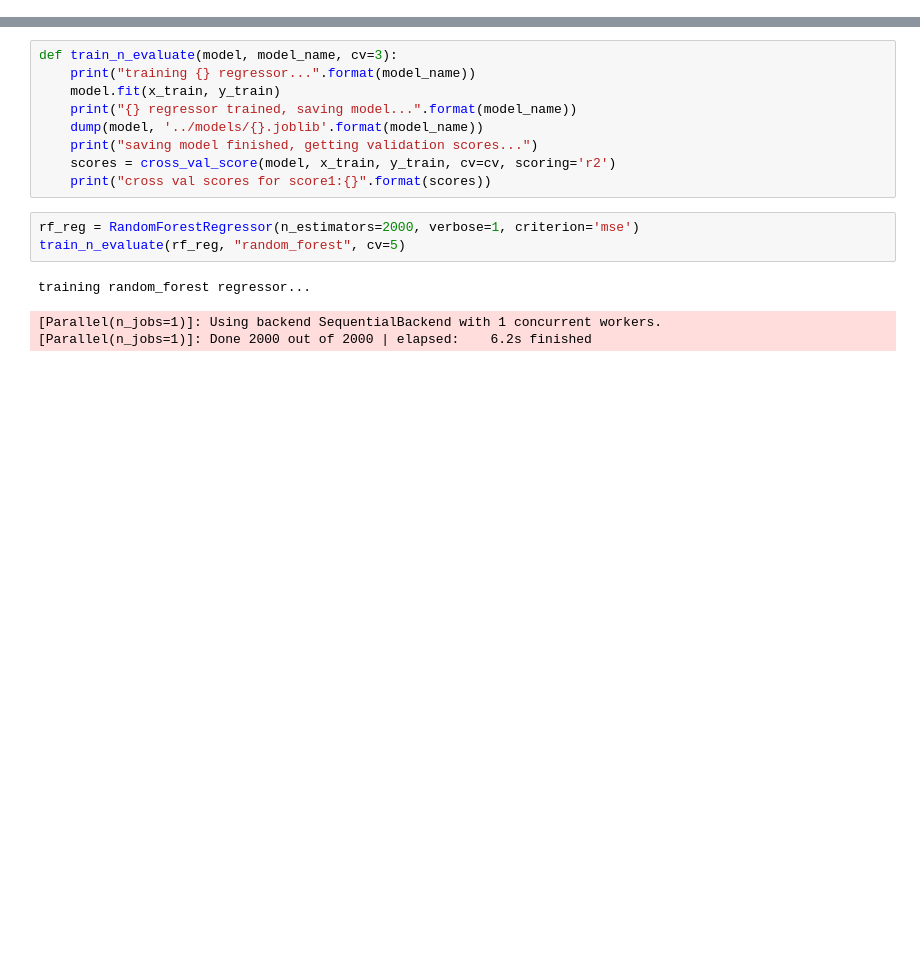
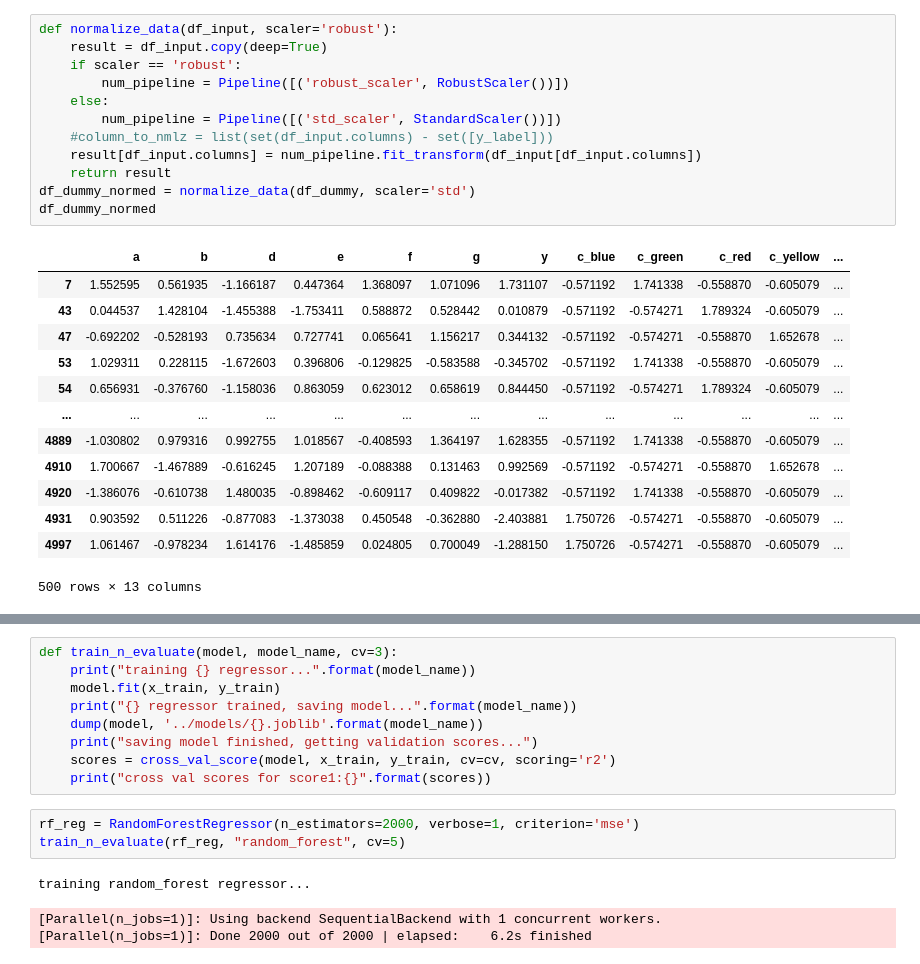
Before and after one commit to telenovelachuan/adobe_model_training, a Jupyter notebook: notebooks/regression.ipynb, the cells around one changed output, grey strips where cells are left out. Cells and saved outputs as stored; diff of their text form; blank space fills up the shorter version.

Commit message:
dummy + normed data

```diff
--- a/notebooks/regression.ipynb
+++ b/notebooks/regression.ipynb
@@ -30,4 +32,30 @@ df_dummy
 | 4931 | 0.761853 | 0.654755 | 0.252334 | 0.128781 | 0.658069 | 0.405367 | 1.259850 | 1 | 0 | 0 | 0 | ... |
 | 4997 | 0.808055 | 0.219599 | 0.960695 | 0.098122 | 0.533802 | 0.707290 | 1.920295 | 1 | 0 | 0 | 0 | ... |
 500 rows × 13 columns
+# %%
+def normalize_data(df_input, scaler='robust'):
+    result = df_input.copy(deep=True)
+    if scaler == 'robust':
+        num_pipeline = Pipeline([('robust_scaler', RobustScaler())])
+    else:
+        num_pipeline = Pipeline([('std_scaler', StandardScaler())])
+    #column_to_nmlz = list(set(df_input.columns) - set([y_label]))
+    result[df_input.columns] = num_pipeline.fit_transform(df_input[df_input.columns])
+    return result
+df_dummy_normed = normalize_data(df_dummy, scaler='std')
+df_dummy_normed
+# %% [output]
+|  | a | b | d | e | f | g | y | c_blue | c_green | c_red | c_yellow | ... |
+| 7 | 1.552595 | 0.561935 | -1.166187 | 0.447364 | 1.368097 | 1.071096 | 1.731107 | -0.571192 | 1.741338 | -0.558870 | -0.605079 | ... |
+| 43 | 0.044537 | 1.428104 | -1.455388 | -1.753411 | 0.588872 | 0.528442 | 0.010879 | -0.571192 | -0.574271 | 1.789324 | -0.605079 | ... |
+| 47 | -0.692202 | -0.528193 | 0.735634 | 0.727741 | 0.065641 | 1.156217 | 0.344132 | -0.571192 | -0.574271 | -0.558870 | 1.652678 | ... |
+| 53 | 1.029311 | 0.228115 | -1.672603 | 0.396806 | -0.129825 | -0.583588 | -0.345702 | -0.571192 | 1.741338 | -0.558870 | -0.605079 | ... |
+| 54 | 0.656931 | -0.376760 | -1.158036 | 0.863059 | 0.623012 | 0.658619 | 0.844450 | -0.571192 | -0.574271 | 1.789324 | -0.605079 | ... |
+| ... | ... | ... | ... | ... | ... | ... | ... | ... | ... | ... | ... | ... |
+| 4889 | -1.030802 | 0.979316 | 0.992755 | 1.018567 | -0.408593 | 1.364197 | 1.628355 | -0.571192 | 1.741338 | -0.558870 | -0.605079 | ... |
+| 4910 | 1.700667 | -1.467889 | -0.616245 | 1.207189 | -0.088388 | 0.131463 | 0.992569 | -0.571192 | -0.574271 | -0.558870 | 1.652678 | ... |
+| 4920 | -1.386076 | -0.610738 | 1.480035 | -0.898462 | -0.609117 | 0.409822 | -0.017382 | -0.571192 | 1.741338 | -0.558870 | -0.605079 | ... |
+| 4931 | 0.903592 | 0.511226 | -0.877083 | -1.373038 | 0.450548 | -0.362880 | -2.403881 | 1.750726 | -0.574271 | -0.558870 | -0.605079 | ... |
+| 4997 | 1.061467 | -0.978234 | 1.614176 | -1.485859 | 0.024805 | 0.700049 | -1.288150 | 1.750726 | -0.574271 | -0.558870 | -0.605079 | ... |
+500 rows × 13 columns
 # %%
```
Also changed, not shown: parts of 2 cells of this notebook.
